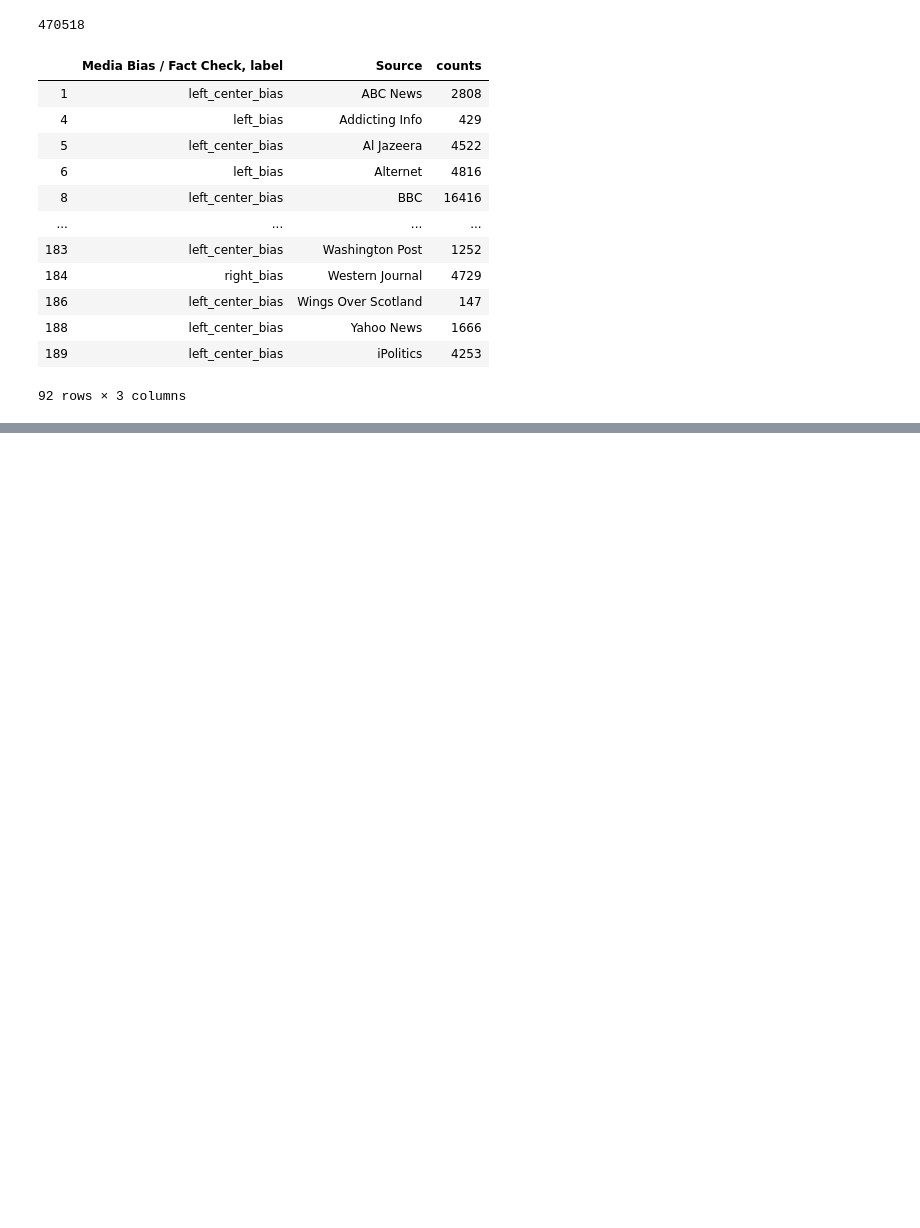
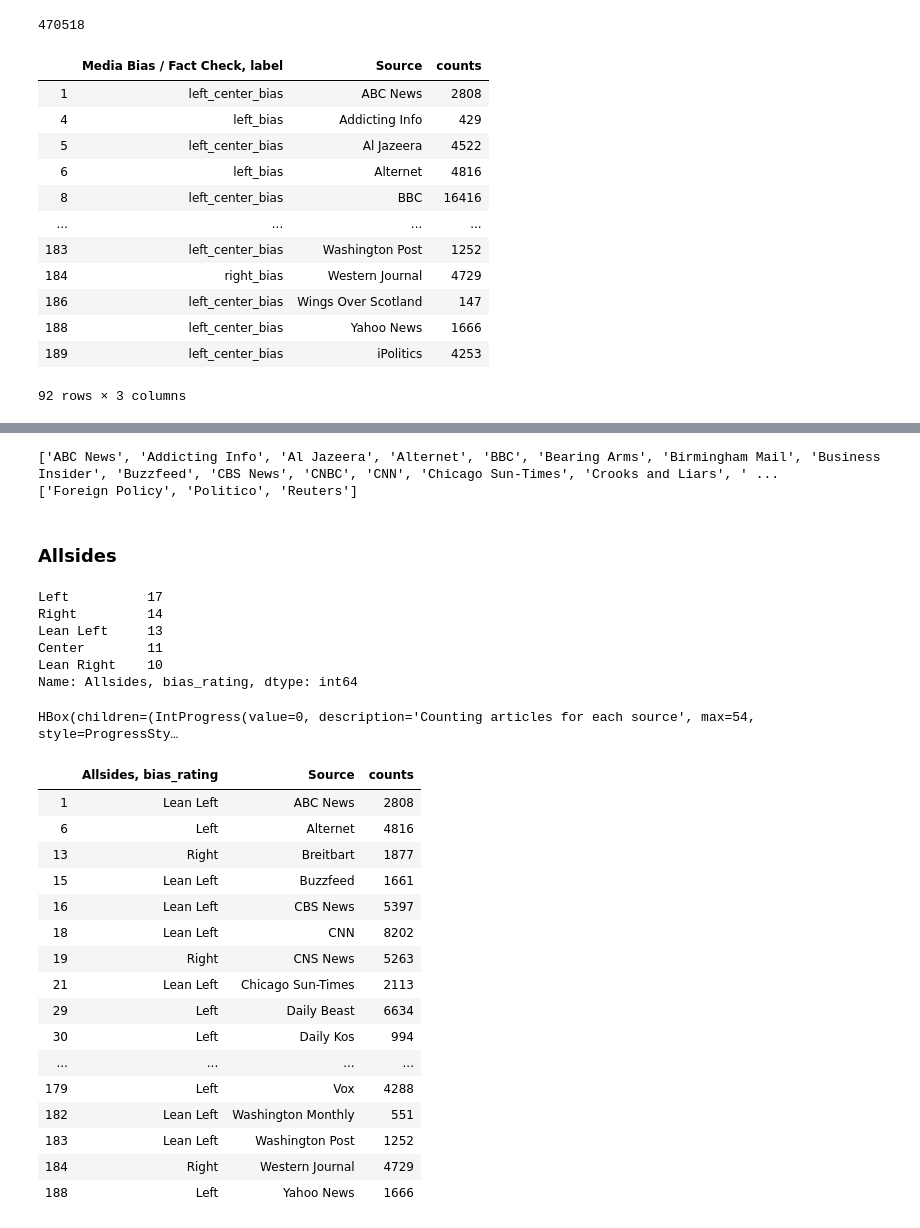
Before and after one commit to WarmCyan/news-bias-research, a Jupyter notebook: notebooks/2_NELASourceAggregation.ipynb, the cells around one changed output, grey strips where cells are left out. Saved outputs shown, nothing was run; the diff lists cells and outputs as text; code cells hidden in the pictures; blank space fills up the shorter version.

Commit message:
Add code to sources notebook for collecting biased vs unbiased source names

```diff
--- a/notebooks/2_NELASourceAggregation.ipynb
+++ b/notebooks/2_NELASourceAggregation.ipynb
@@ -357,0 +368,46 @@ mbfc_biased
+# %%
+print(list(mbfc_biased.Source))
+print(list(mbfc_unbiased.Source))
+# %% [output]
+['ABC News', 'Addicting Info', 'Al Jazeera', 'Alternet', 'BBC', 'Bearing Arms', 'Birmingham Mail', 'Business Insider', 'Buzzfeed', 'CBS News', 'CNBC', 'CNN', 'Chicago Sun-Times', 'Crooks and Liars', ' ...
+['Foreign Policy', 'Politico', 'Reuters']
+# %% [markdown]
+### Allsides
+# %%
+as_lbl = "Allsides, bias_rating"
+
+labels_df[as_lbl].value_counts()
+# %% [output]
+Left          17
+Right         14
+Lean Left     13
+Center        11
+Lean Right    10
+Name: Allsides, bias_rating, dtype: int64
+# %%
+as_biased = add_counts_to_df(labels_df[
+    (labels_df[as_lbl] == "Left") |
+    (labels_df[as_lbl] == "Right") |
+    (labels_df[as_lbl] == "Lean Left") |
+    (labels_df[as_lbl] == "Lean Right")
+][[as_lbl, "Source"]])
+as_biased
+# %% [output]
+HBox(children=(IntProgress(value=0, description='Counting articles for each source', max=54, style=ProgressSty…
+|  | Allsides, bias_rating | Source | counts |
+| 1 | Lean Left | ABC News | 2808 |
+| 6 | Left | Alternet | 4816 |
+| 13 | Right | Breitbart | 1877 |
+| 15 | Lean Left | Buzzfeed | 1661 |
+| 16 | Lean Left | CBS News | 5397 |
+| 18 | Lean Left | CNN | 8202 |
+| 19 | Right | CNS News | 5263 |
+| 21 | Lean Left | Chicago Sun-Times | 2113 |
+| 29 | Left | Daily Beast | 6634 |
+| 30 | Left | Daily Kos | 994 |
+| ... | ... | ... | ... |
+| 179 | Left | Vox | 4288 |
+| 182 | Lean Left | Washington Monthly | 551 |
+| 183 | Lean Left | Washington Post | 1252 |
+| 184 | Right | Western Journal | 4729 |
+| 188 | Left | Yahoo News | 1666 |
```
Also changed, not shown: parts of 5 cells of this notebook, 1 other file.
